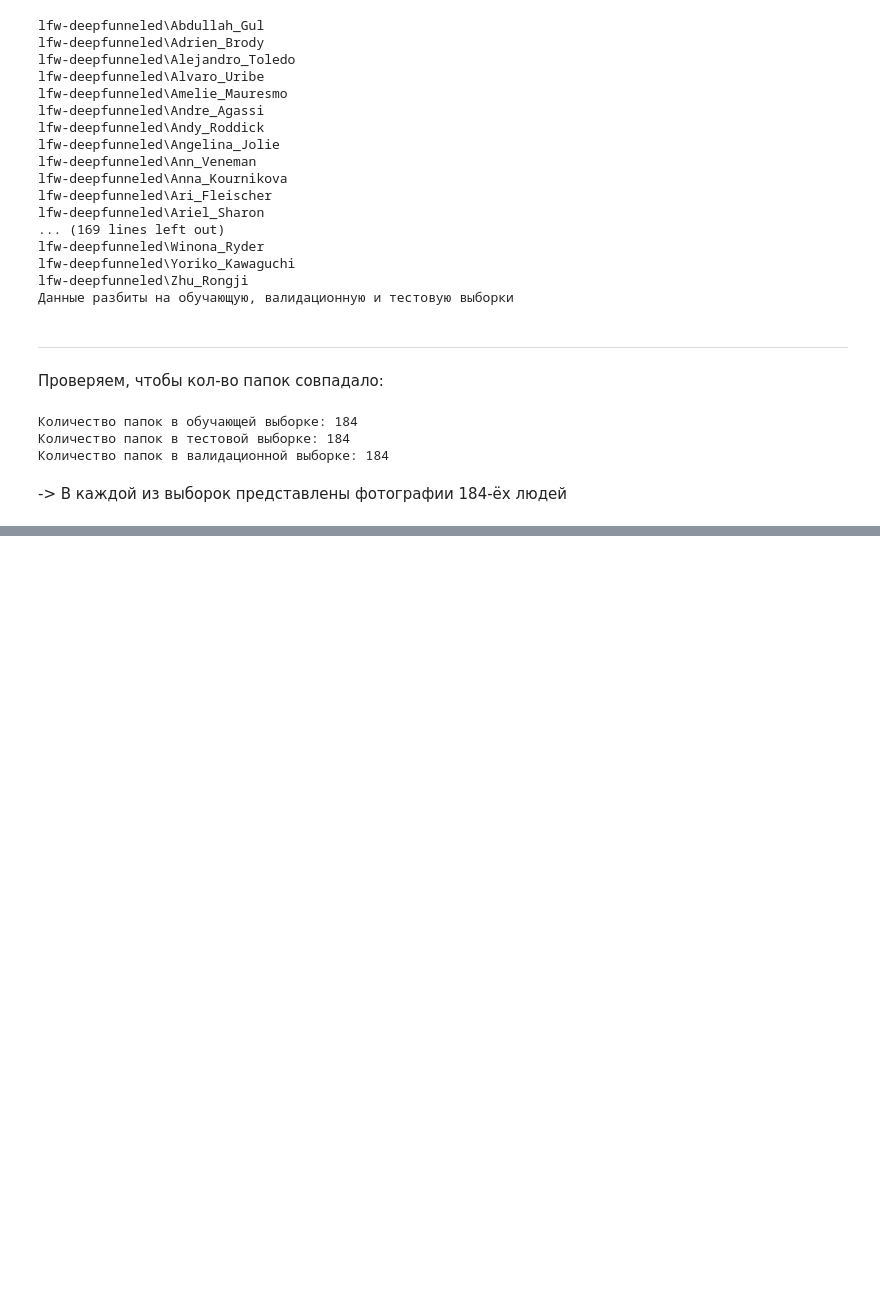
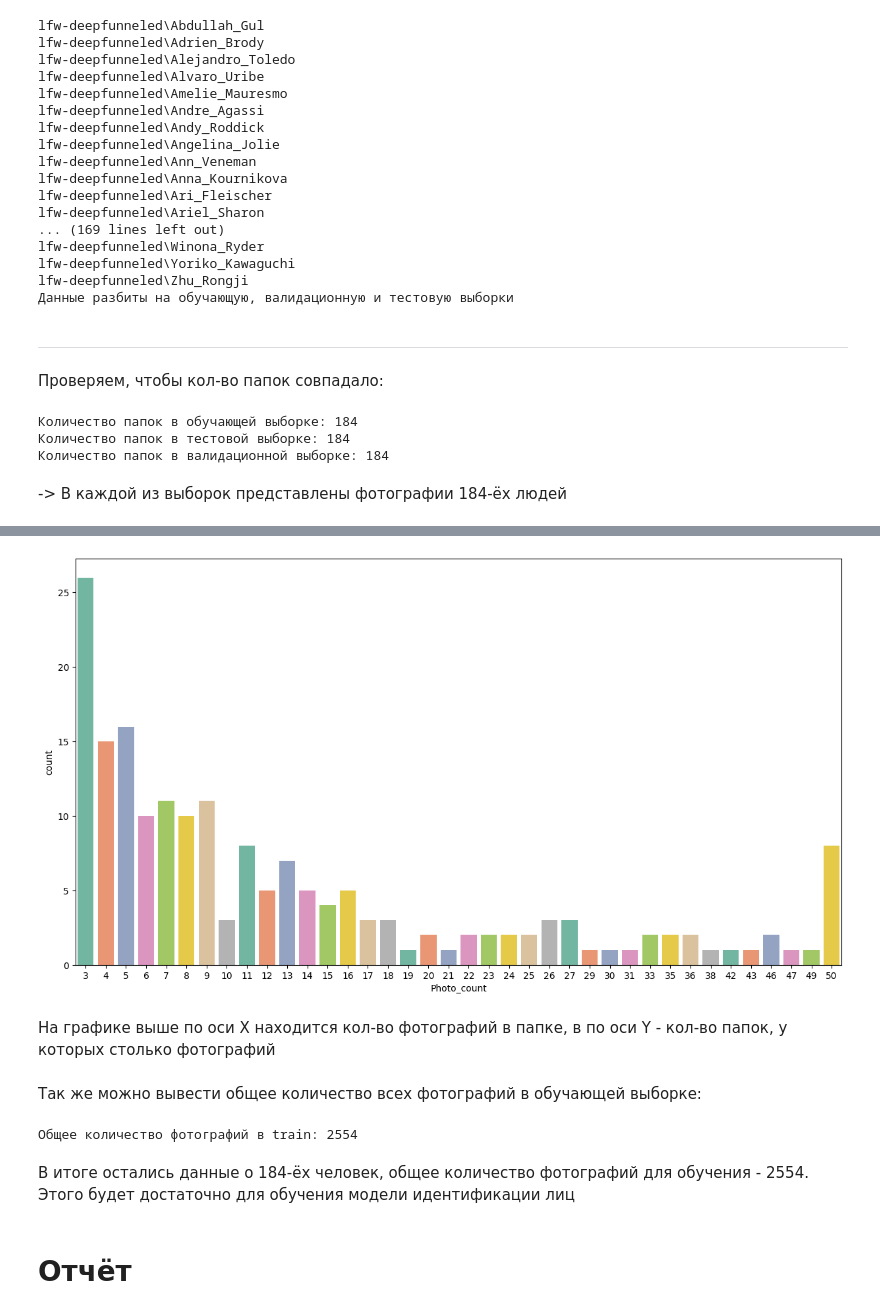
Before and after one commit to sollltit/hw-face-rec-and-id, a Jupyter notebook: Report_M1.ipynb, the cells around one changed output, grey strips where cells are left out. Cells and saved outputs as stored; diff of their text form; code cells hidden in the pictures; blank space fills up the shorter version.

```diff
--- a/Report_M1.ipynb
+++ b/Report_M1.ipynb
@@ -544,0 +639,19 @@ print(f'''
+# %%
+plt.figure(figsize=(15, 8))
+sns.countplot(train_id_df, x = 'Photo_count', palette = 'Set2')
+plt.show()
+# %% [output]
+[figure, added]
+# %% [markdown]
+На графике выше по оси Х находится кол-во фотографий в папке, в по оси Y - кол-во папок, у которых столько фотографий
+# %% [markdown]
+Так же можно вывести общее количество всех фотографий в обучающей выборке:
+# %%
+total_train = train_id_df['Photo_count'].sum()
+print(f'Общее количество фотографий в train: {total_train}')
+# %% [output]
+Общее количество фотографий в train: 2554
+# %% [markdown]
+В итоге остались данные о 184-ёх человек, общее количество фотографий для обучения - 2554. Этого будет достаточно для обучения модели идентификации лиц
+# %% [markdown]
+# Отчёт
```
Also changed, not shown: parts of 12 cells of this notebook, 3 other files.
